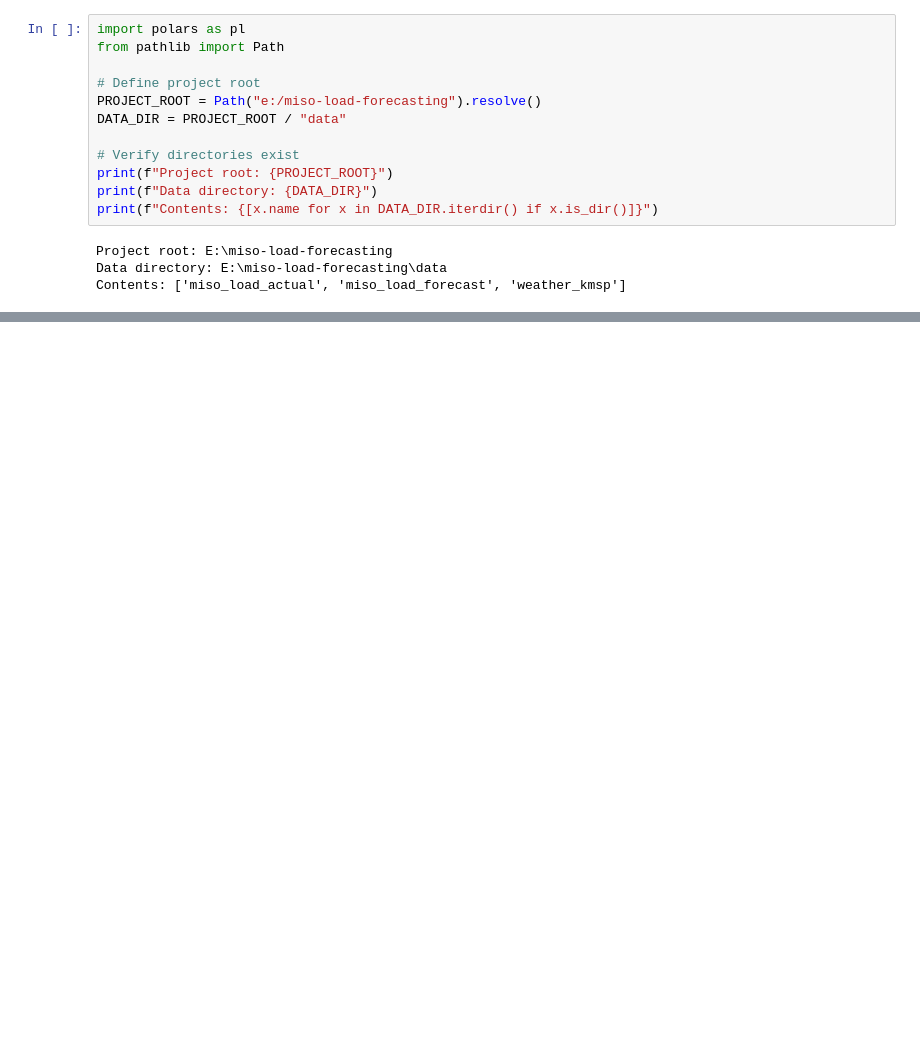
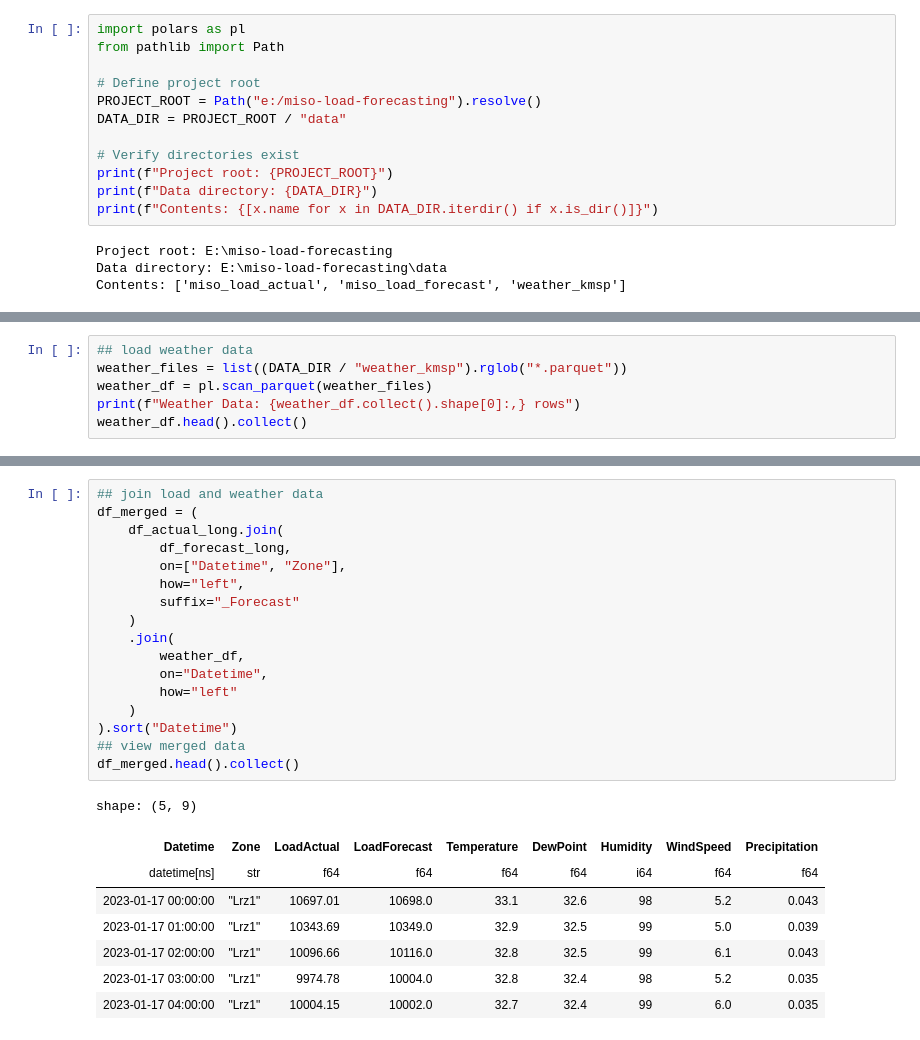
Before and after one commit to ag-ettel/miso-load-forecasting, a Jupyter notebook: notebooks/eda-load-weather.ipynb, the cells around one changed output, grey strips where cells are left out. Cells and saved outputs as stored; diff of their text form; blank space fills up the shorter version.

```diff
--- a/notebooks/eda-load-weather.ipynb
+++ b/notebooks/eda-load-weather.ipynb
@@ -35,0 +95,6 @@ shape: (5, 8)
+# %%
+## load weather data
+weather_files = list((DATA_DIR / "weather_kmsp").rglob("*.parquet"))
+weather_df = pl.scan_parquet(weather_files)
+print(f"Weather Data: {weather_df.collect().shape[0]:,} rows")
+weather_df.head().collect()
@@ -35,0 +135,26 @@ shape: (5, 8)
+# %%
+## join load and weather data
+df_merged = (
+    df_actual_long.join(
+        df_forecast_long,
+        on=["Datetime", "Zone"],
+        how="left",
+        suffix="_Forecast"
+    )
+    .join(
+        weather_df,
+        on="Datetime",
+        how="left"
+    )
+).sort("Datetime")
+## view merged data
+df_merged.head().collect()
+# %% [output]
+shape: (5, 9)
+| Datetime | Zone | LoadActual | LoadForecast | Temperature | DewPoint | Humidity | WindSpeed | Precipitation |
+| datetime[ns] | str | f64 | f64 | f64 | f64 | i64 | f64 | f64 |
+| 2023-01-17 00:00:00 | "Lrz1" | 10697.01 | 10698.0 | 33.1 | 32.6 | 98 | 5.2 | 0.043 |
+| 2023-01-17 01:00:00 | "Lrz1" | 10343.69 | 10349.0 | 32.9 | 32.5 | 99 | 5.0 | 0.039 |
+| 2023-01-17 02:00:00 | "Lrz1" | 10096.66 | 10116.0 | 32.8 | 32.5 | 99 | 6.1 | 0.043 |
+| 2023-01-17 03:00:00 | "Lrz1" | 9974.78 | 10004.0 | 32.8 | 32.4 | 98 | 5.2 | 0.035 |
+| 2023-01-17 04:00:00 | "Lrz1" | 10004.15 | 10002.0 | 32.7 | 32.4 | 99 | 6.0 | 0.035 |
```
Also changed, not shown: parts of 9 cells of this notebook, 4 other files.
